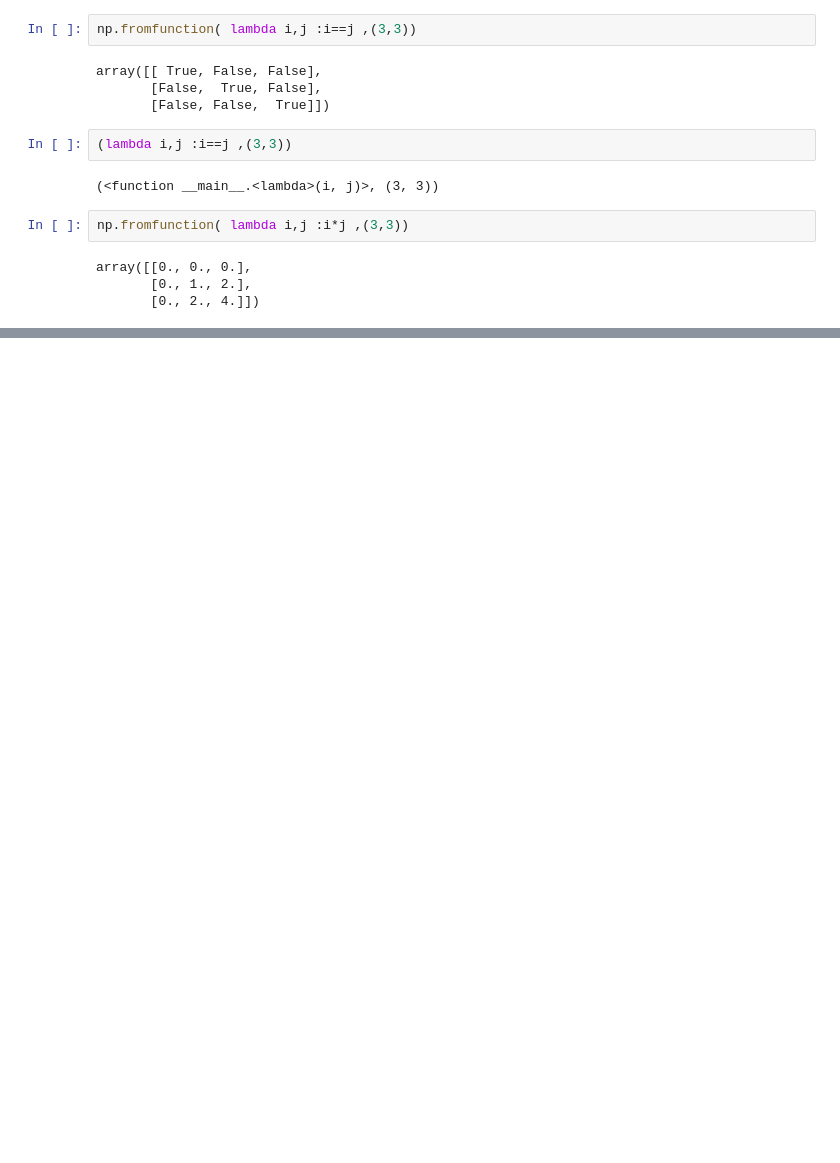
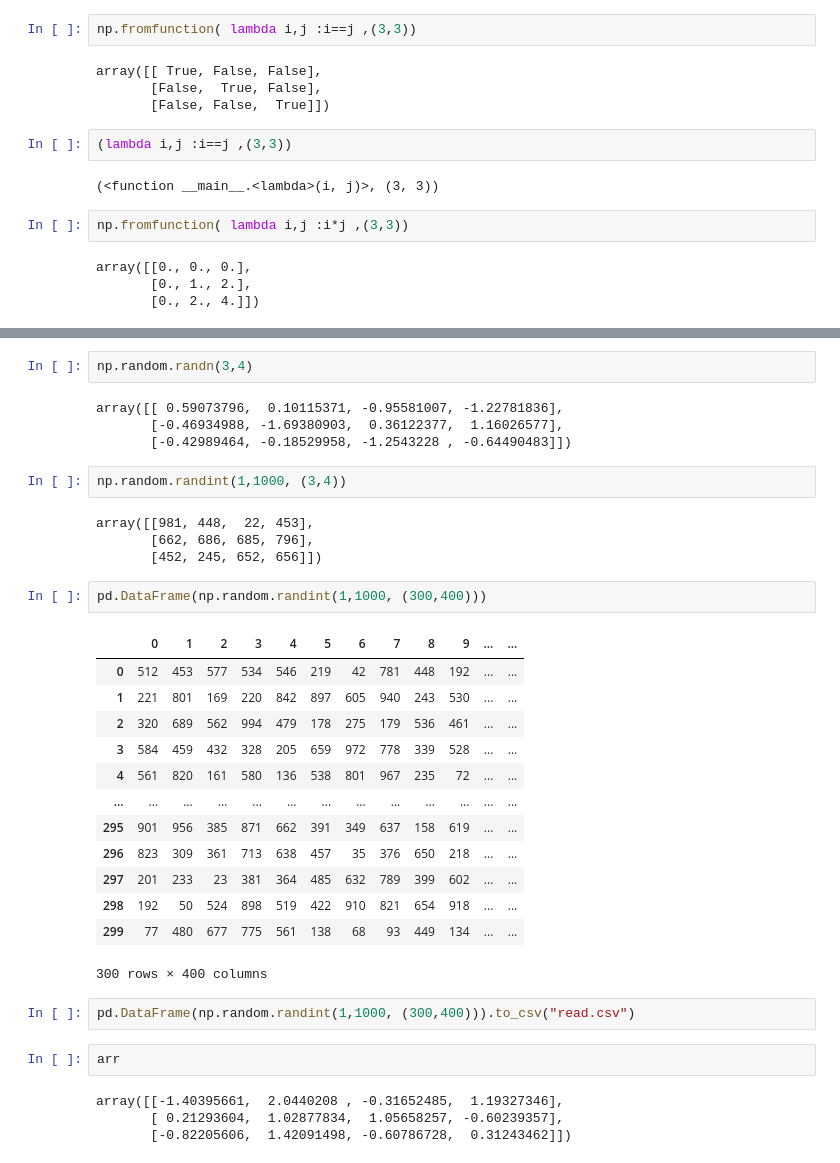
Before and after one commit to Happinessprashant/PythonLab, a Jupyter notebook: Numpy/numpypart1.ipynb, the cells around one changed output, grey strips where cells are left out. Drawn from its saved outputs; the diff is of its cells as text; blank space fills up the shorter version.

```diff
--- a/Numpy/numpypart1.ipynb
+++ b/Numpy/numpypart1.ipynb
@@ -99,0 +427,36 @@ array([[0., 0., 0.],
+# %%
+np.random.randn(3,4)
+# %% [output]
+array([[ 0.59073796,  0.10115371, -0.95581007, -1.22781836],
+       [-0.46934988, -1.69380903,  0.36122377,  1.16026577],
+       [-0.42989464, -0.18529958, -1.2543228 , -0.64490483]])
+# %%
+np.random.randint(1,1000, (3,4))
+# %% [output]
+array([[981, 448,  22, 453],
+       [662, 686, 685, 796],
+       [452, 245, 652, 656]])
+# %%
+pd.DataFrame(np.random.randint(1,1000, (300,400)))
+# %% [output]
+|  | 0 | 1 | 2 | 3 | 4 | 5 | 6 | 7 | 8 | 9 | ... | ... |
+| 0 | 512 | 453 | 577 | 534 | 546 | 219 | 42 | 781 | 448 | 192 | ... | ... |
+| 1 | 221 | 801 | 169 | 220 | 842 | 897 | 605 | 940 | 243 | 530 | ... | ... |
+| 2 | 320 | 689 | 562 | 994 | 479 | 178 | 275 | 179 | 536 | 461 | ... | ... |
+| 3 | 584 | 459 | 432 | 328 | 205 | 659 | 972 | 778 | 339 | 528 | ... | ... |
+| 4 | 561 | 820 | 161 | 580 | 136 | 538 | 801 | 967 | 235 | 72 | ... | ... |
+| ... | ... | ... | ... | ... | ... | ... | ... | ... | ... | ... | ... | ... |
+| 295 | 901 | 956 | 385 | 871 | 662 | 391 | 349 | 637 | 158 | 619 | ... | ... |
+| 296 | 823 | 309 | 361 | 713 | 638 | 457 | 35 | 376 | 650 | 218 | ... | ... |
+| 297 | 201 | 233 | 23 | 381 | 364 | 485 | 632 | 789 | 399 | 602 | ... | ... |
+| 298 | 192 | 50 | 524 | 898 | 519 | 422 | 910 | 821 | 654 | 918 | ... | ... |
+| 299 | 77 | 480 | 677 | 775 | 561 | 138 | 68 | 93 | 449 | 134 | ... | ... |
+300 rows × 400 columns
+# %%
+pd.DataFrame(np.random.randint(1,1000, (300,400))).to_csv("read.csv")
+# %%
+arr
+# %% [output]
+array([[-1.40395661,  2.0440208 , -0.31652485,  1.19327346],
+       [ 0.21293604,  1.02877834,  1.05658257, -0.60239357],
+       [-0.82205606,  1.42091498, -0.60786728,  0.31243462]])
```
Also changed, not shown: parts of 70 cells of this notebook.
